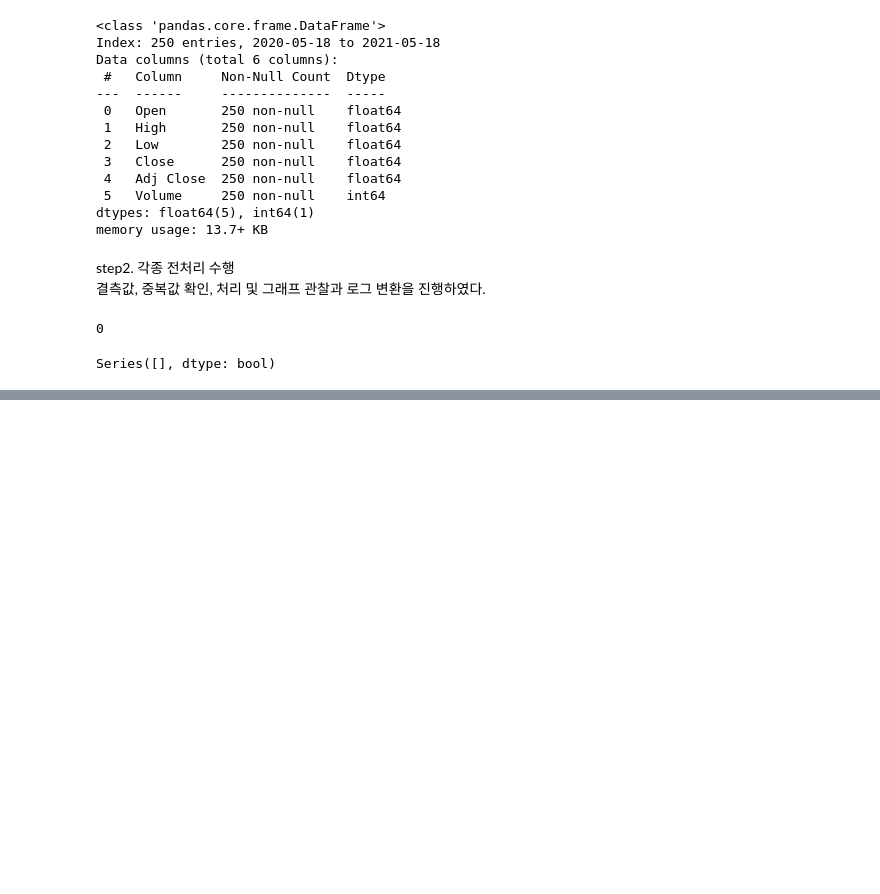
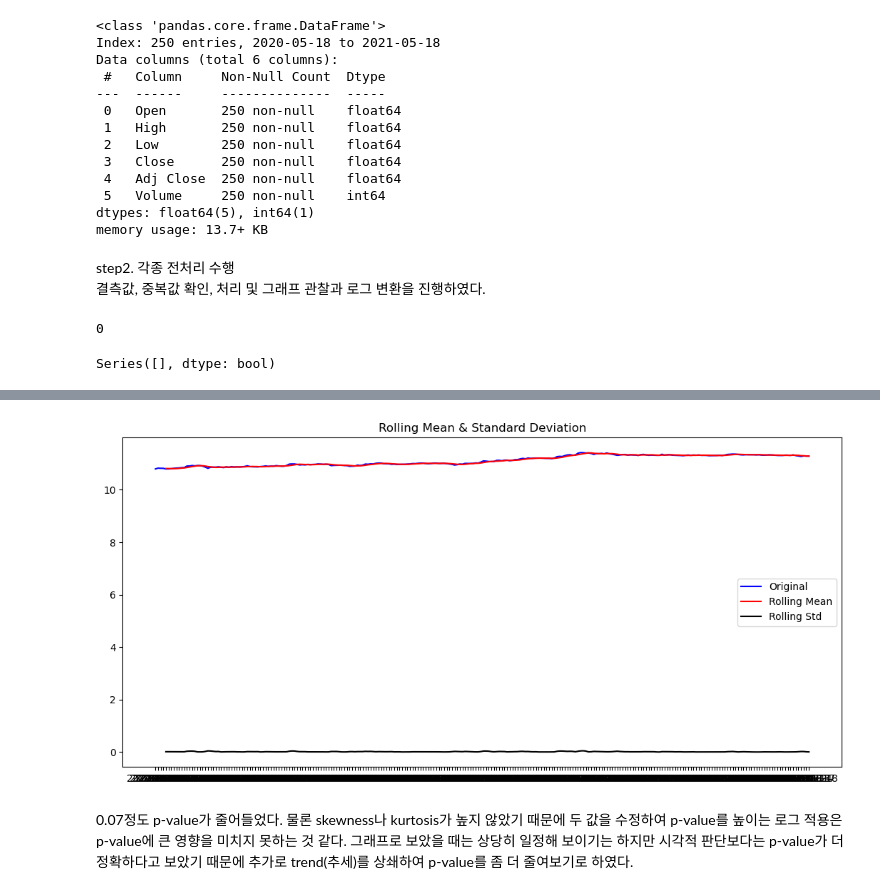
Before and after one commit to doldol1/edu-repo, a Jupyter notebook: [E-04]ARIMA_model.ipynb, the cells around one changed output, grey strips where cells are left out. Cells and saved outputs as stored; diff of their text form; code cells hidden in the pictures; blank space fills up the shorter version.

```diff
--- a/[E-04]ARIMA_model.ipynb
+++ b/[E-04]ARIMA_model.ipynb
@@ -129,0 +167,2 @@ plt.plot(sam_log)
+# %%
+sam_log=np.log1p(sam_close)
@@ -129,0 +181,6 @@ plt.plot(sam_log)
+# %%
+plot_rolling_statistics(sam_log, window=5)
+# %% [output]
+[figure, added]
+# %% [markdown]
+0.07정도 p-value가 줄어들었다. 물론 skewness나 kurtosis가 높지 않았기 때문에 두 값을 수정하여 p-value를 높이는 로그 적용은 p-value에 큰 영향을 미치지 못하는 것 같다. 그래프로 보았을 때는 상당히 일정해 보이기는 하지만 시각적 판단보다는 p-value가 더 정확하다고 보았기 때문에 추가로 trend(추세)를 상쇄하여 p-value를 좀 더 줄여보기로 하였다.
```
Also changed, not shown: parts of 21 cells of this notebook, 1 other file.
